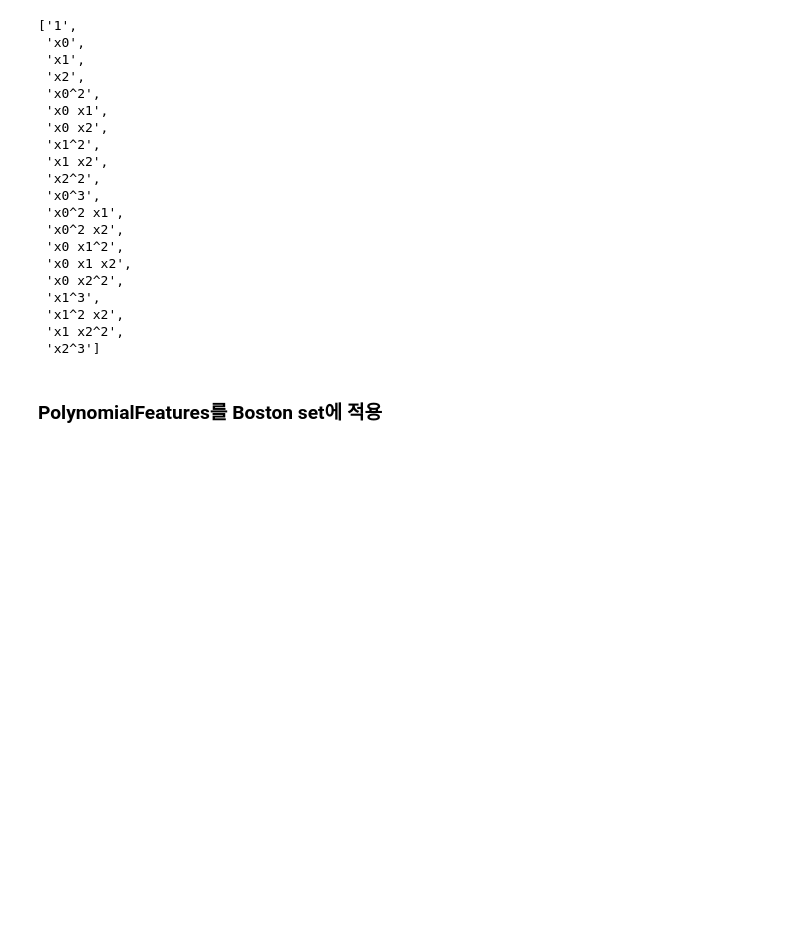
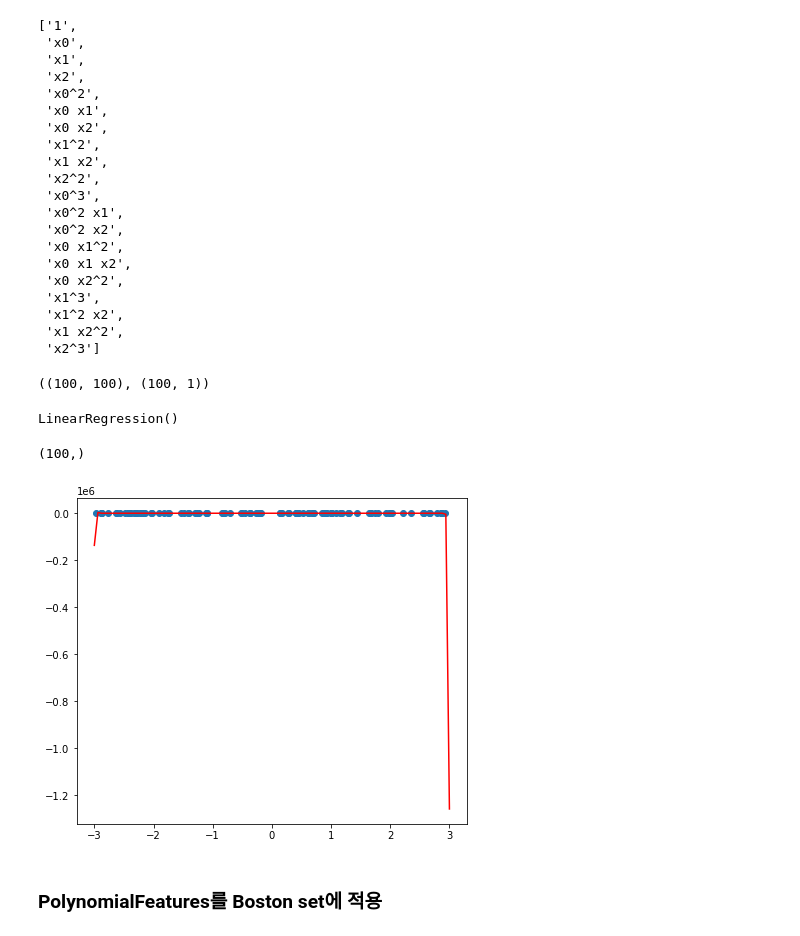
Before and after one commit to purple-cabbage0030/class_review, a Jupyter notebook: 11.MachineLearning/13_선형회귀.ipynb, the cells around one changed output. Saved outputs shown, nothing was run; the diff lists cells and outputs as text; code cells hidden in the pictures; blank space fills up the shorter version.

```diff
--- a/11.MachineLearning/13_선형회귀.ipynb
+++ b/11.MachineLearning/13_선형회귀.ipynb
@@ -425,6 +426,34 @@ pnf3.get_feature_names()
  'x1^2 x2',
  'x1 x2^2',
  'x2^3']
+# %%
+# degree를 크게
+pnf = PolynomialFeatures(degree=100, include_bias=False)
+X_train_poly_100 = pnf.fit_transform(X)
+X_train_poly_100.shape, X.shape
+# %% [output]
+((100, 100), (100, 1))
+# %%
+lr = LinearRegression()
+lr.fit(X_train_poly_100, y)
+# %% [output]
+LinearRegression()
+# %%
+lr.coef_.shape
+# %% [output]
+(100,)
+# %%
+# test용 새로운 데이터
+X_new = np.linspace(-3, 3, 100).reshape(-1, 1)
+X_new_poly_100 = pnf.transform(X_new)
+pred_new_100 = lr.predict(X_new_poly_100)
+# %%
+plt.figure(figsize=(7,6))
+plt.scatter(X, y)
+plt.plot(X_new, pred_new_100, color='red')
+plt.show()
+# %% [output]
+[figure, added]
 # %% [markdown]
 ### PolynomialFeatures를 Boston set에 적용
 # %%
```
Also changed, not shown: parts of 16 cells of this notebook.
